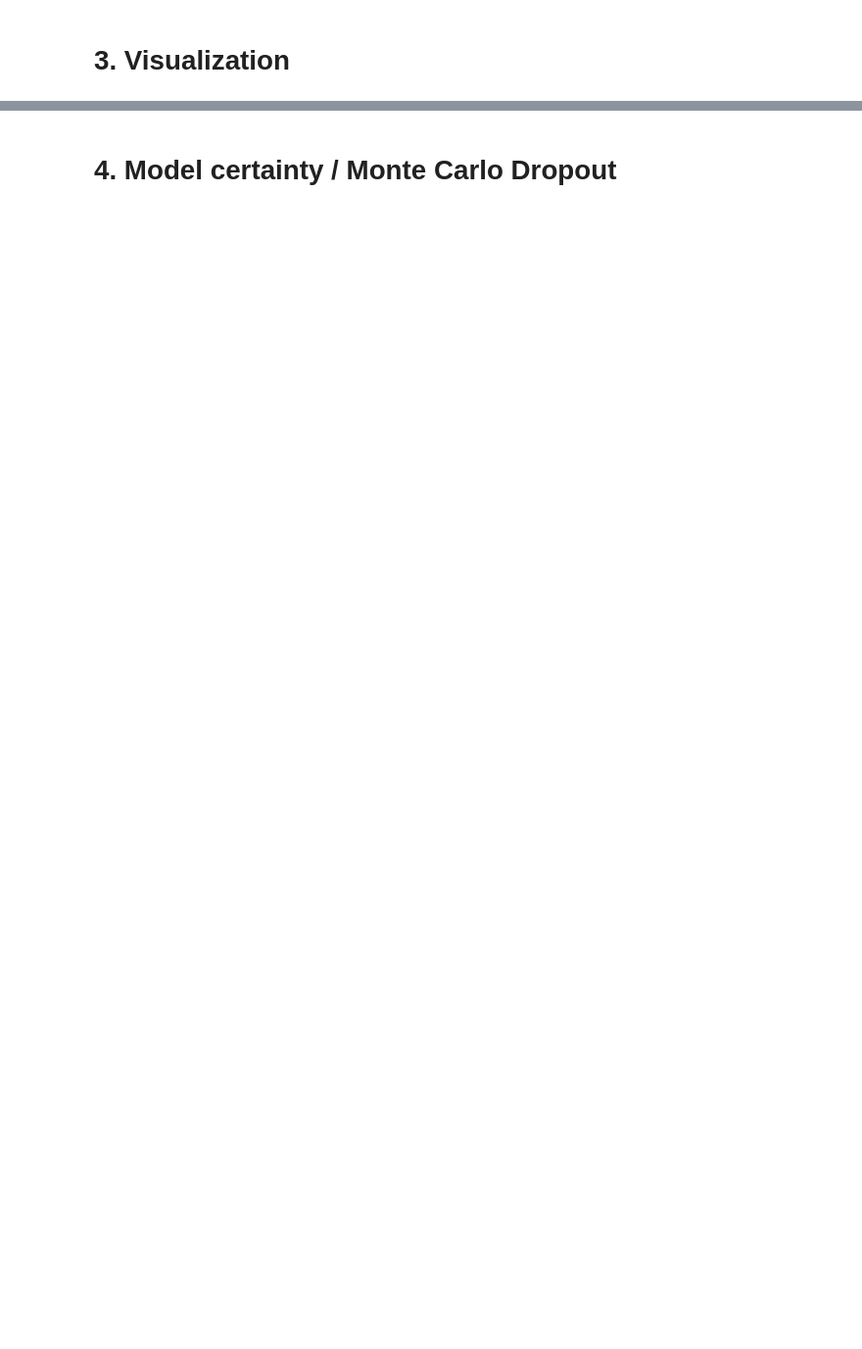
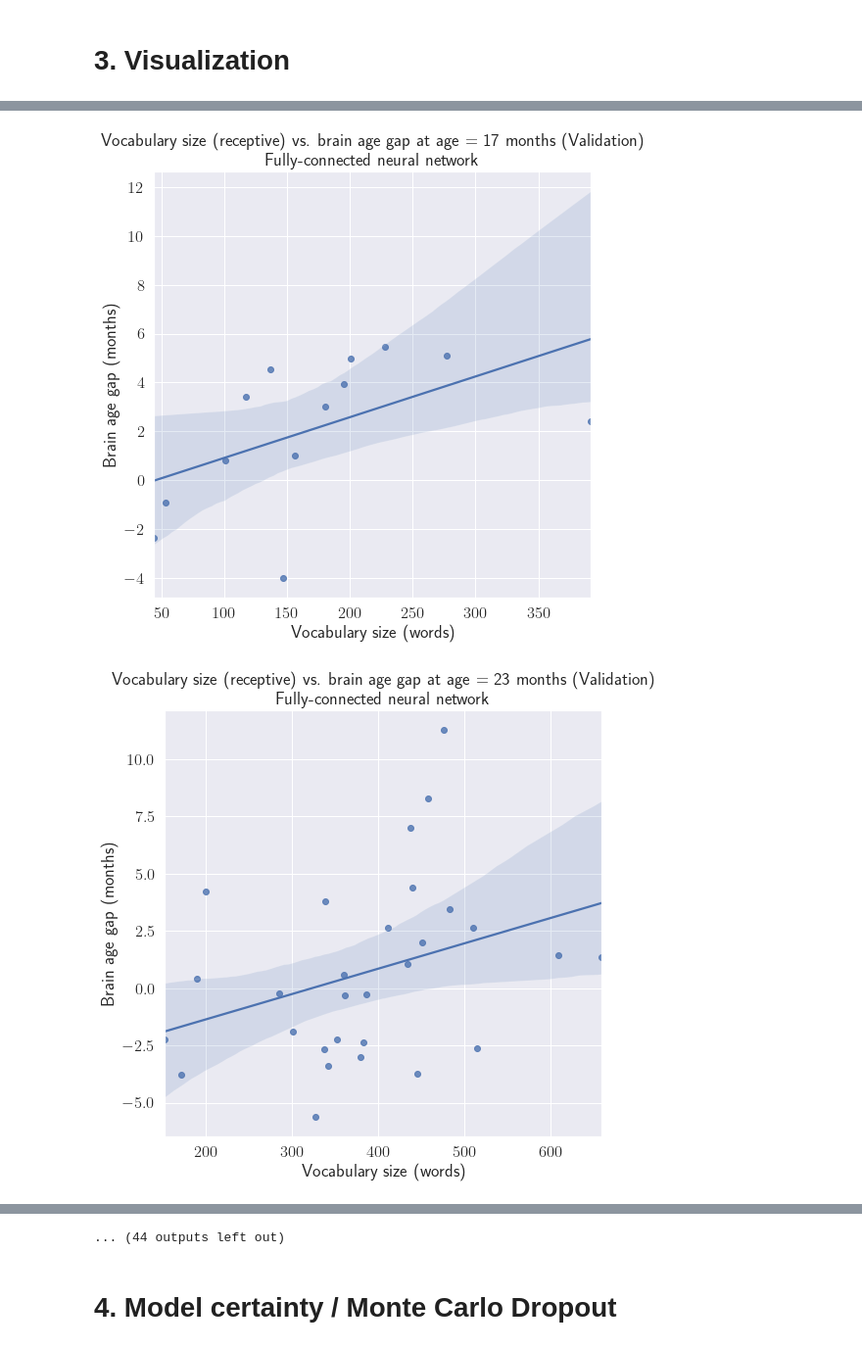
Before and after one commit to epodium/EEG_age_prediction, a Jupyter notebook: Notebooks/Deep learning EEG_model validation_DL.ipynb, the cells around one changed output, grey strips where cells are left out. Shown at 98% size. Drawn from its saved outputs; the diff is of its cells as text; code cells hidden in the pictures; blank space fills up the shorter version.

```diff
--- a/Notebooks/Deep learning EEG_model validation_DL.ipynb
+++ b/Notebooks/Deep learning EEG_model validation_DL.ipynb
@@ -483,0 +1220,40 @@ plt.grid()
+# %%
+import matplotlib
+import matplotlib.pyplot as plt
+import seaborn as sns
+import os
+
+sns.set(font_scale=1.5, rc={'text.usetex' : True})
+
+save_path = "/Users/bbruns/Desktop/Visualisations/DeepLearning/"
+
+categories = ["receptive", "productive"]
+cat_names = ["receptive", "expressive"]
+
+age_groups = [17, 23, 29, 35]
+age_groups_path = ["Voc17/", "Voc23/", "Voc29/", "Voc35/"]
+
+for i, model in enumerate(models):
+    for j, category in enumerate(categories):
+        for k, age_group in enumerate(age_groups):
+            fig, ax = plt.subplots(figsize=(8,8))
+
+            x = model_performance_val[model][f'vocabulary_sizes_{age_group}_{category}'] # Test/Train
+            y = model_performance_val[model][f'brain_age_gaps_{age_group}_{category}'] # Test/Train
+
+            sns.regplot(x=x, y=y)
+
+            ax.grid()
+            ax.set_axisbelow(True)
+
+            ax.set_xlabel('Vocabulary size (words)')
+            ax.set_ylabel('Brain age gap (months)')
+            ax.set_title(f'Vocabulary size ({cat_names[j]}) vs. brain age gap at age = {age_group} months (Validation) \n {model_title[i]}') # Test/Train
+
+            plt.grid()
+
+            fig_name = f"VAL_{os.path.splitext(model)[0]}_vocabulary_{cat_names[j]}_{age_group}.pdf" # Test/Train
+            fig.savefig(os.path.join(save_path + age_groups_path[k], fig_name), bbox_inches='tight')
+# %% [output]
+[figure, added]
+[figure, added]
@@ -484,3 +1270,4 @@ plt.grid()
+... (44 outputs left out)
 # %% [markdown]
 # 4. Model certainty / Monte Carlo Dropout
 # %%
```
Also changed, not shown: parts of 78 cells of this notebook, 23 other files.
